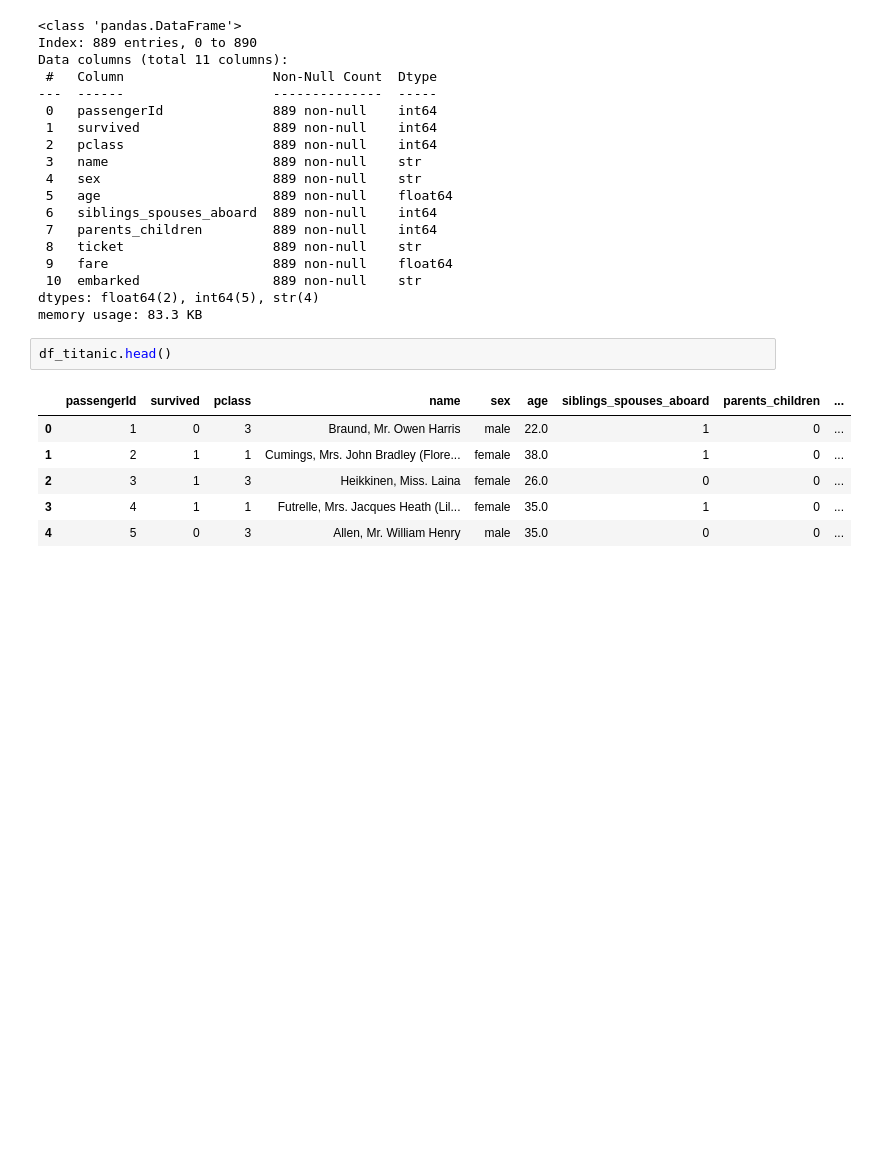
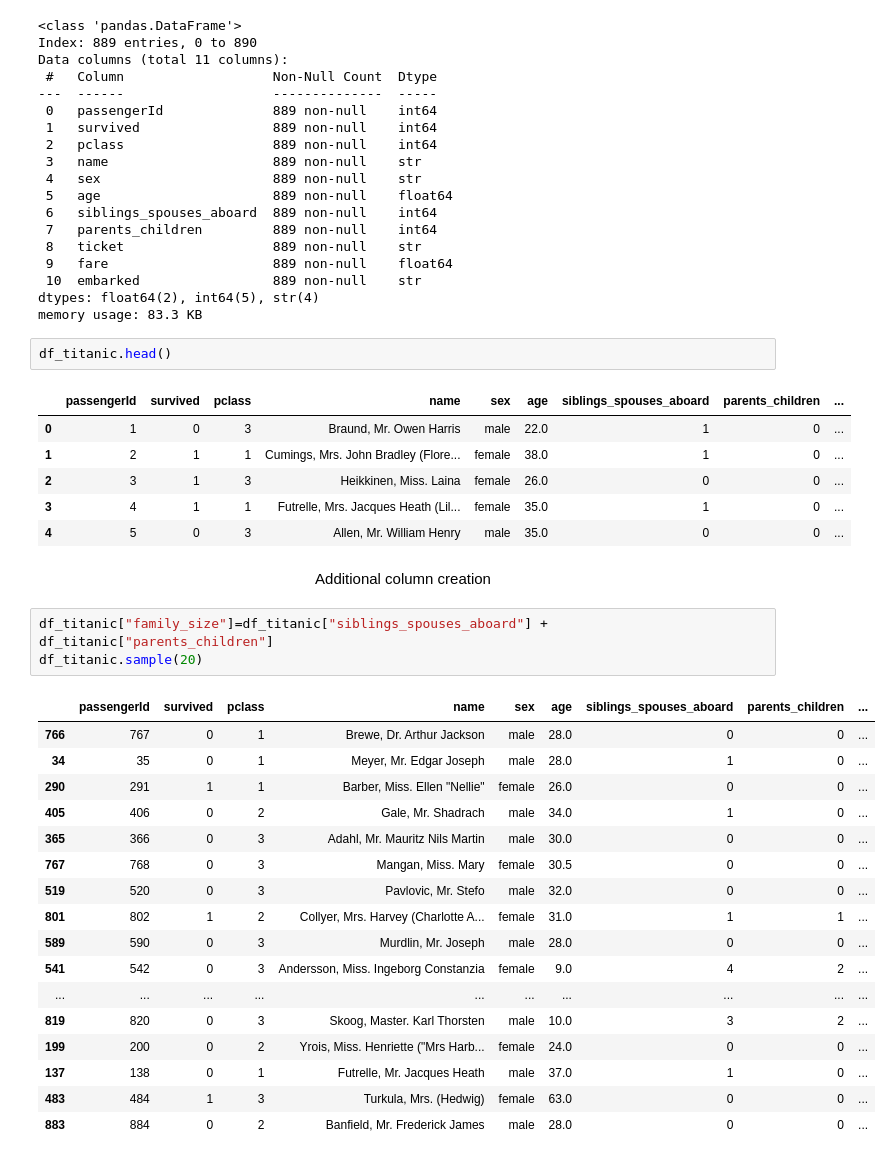
Before and after one commit to serendipity019/AI_Data_Factory_Lessons, a Jupyter notebook: data_exercises/exercise_2_DataFrames.ipynb, the cells around one changed output. Drawn from its saved outputs; the diff is of its cells as text; blank space fills up the shorter version.

Commit message:
feat: I add the missed answer for extra column.

```diff
--- a/data_exercises/exercise_2_DataFrames.ipynb
+++ b/data_exercises/exercise_2_DataFrames.ipynb
@@ -202,3 +204,26 @@ df_titanic.head()
 | 2 | 3 | 1 | 3 | Heikkinen, Miss. Laina | female | 26.0 | 0 | 0 | ... |
 | 3 | 4 | 1 | 1 | Futrelle, Mrs. Jacques Heath (Lil... | female | 35.0 | 1 | 0 | ... |
 | 4 | 5 | 0 | 3 | Allen, Mr. William Henry | male | 35.0 | 0 | 0 | ... |
+# %% [markdown]
+<p style= "text-align: center" > Additional column creation</p
+# %%
+df_titanic["family_size"]=df_titanic["siblings_spouses_aboard"] + df_titanic["parents_children"]
+df_titanic.sample(20)
+# %% [output]
+|  | passengerId | survived | pclass | name | sex | age | siblings_spouses_aboard | parents_children | ... |
+| 766 | 767 | 0 | 1 | Brewe, Dr. Arthur Jackson | male | 28.0 | 0 | 0 | ... |
+| 34 | 35 | 0 | 1 | Meyer, Mr. Edgar Joseph | male | 28.0 | 1 | 0 | ... |
+| 290 | 291 | 1 | 1 | Barber, Miss. Ellen "Nellie" | female | 26.0 | 0 | 0 | ... |
+| 405 | 406 | 0 | 2 | Gale, Mr. Shadrach | male | 34.0 | 1 | 0 | ... |
+| 365 | 366 | 0 | 3 | Adahl, Mr. Mauritz Nils Martin | male | 30.0 | 0 | 0 | ... |
+| 767 | 768 | 0 | 3 | Mangan, Miss. Mary | female | 30.5 | 0 | 0 | ... |
+| 519 | 520 | 0 | 3 | Pavlovic, Mr. Stefo | male | 32.0 | 0 | 0 | ... |
+| 801 | 802 | 1 | 2 | Collyer, Mrs. Harvey (Charlotte A... | female | 31.0 | 1 | 1 | ... |
+| 589 | 590 | 0 | 3 | Murdlin, Mr. Joseph | male | 28.0 | 0 | 0 | ... |
+| 541 | 542 | 0 | 3 | Andersson, Miss. Ingeborg Constanzia | female | 9.0 | 4 | 2 | ... |
+| ... | ... | ... | ... | ... | ... | ... | ... | ... | ... |
+| 819 | 820 | 0 | 3 | Skoog, Master. Karl Thorsten | male | 10.0 | 3 | 2 | ... |
+| 199 | 200 | 0 | 2 | Yrois, Miss. Henriette ("Mrs Harb... | female | 24.0 | 0 | 0 | ... |
+| 137 | 138 | 0 | 1 | Futrelle, Mr. Jacques Heath | male | 37.0 | 1 | 0 | ... |
+| 483 | 484 | 1 | 3 | Turkula, Mrs. (Hedwig) | female | 63.0 | 0 | 0 | ... |
+| 883 | 884 | 0 | 2 | Banfield, Mr. Frederick James | male | 28.0 | 0 | 0 | ... |
```
Also changed, not shown: parts of 1 cell of this notebook.
